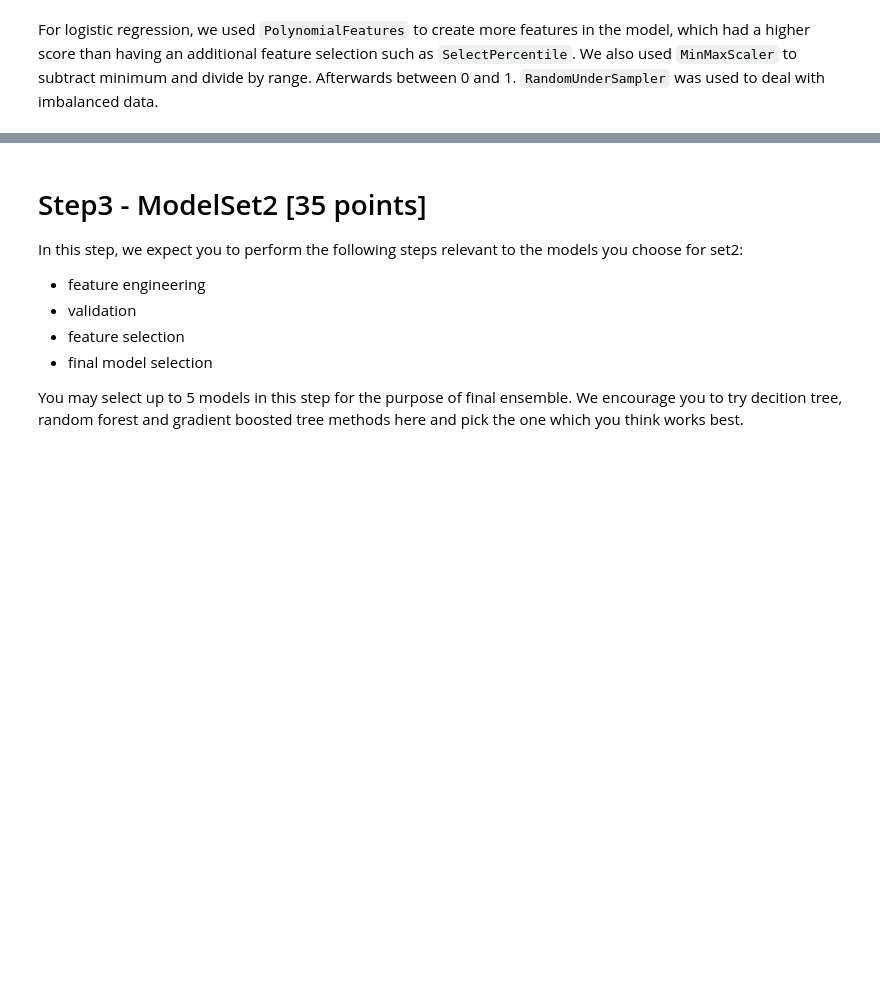
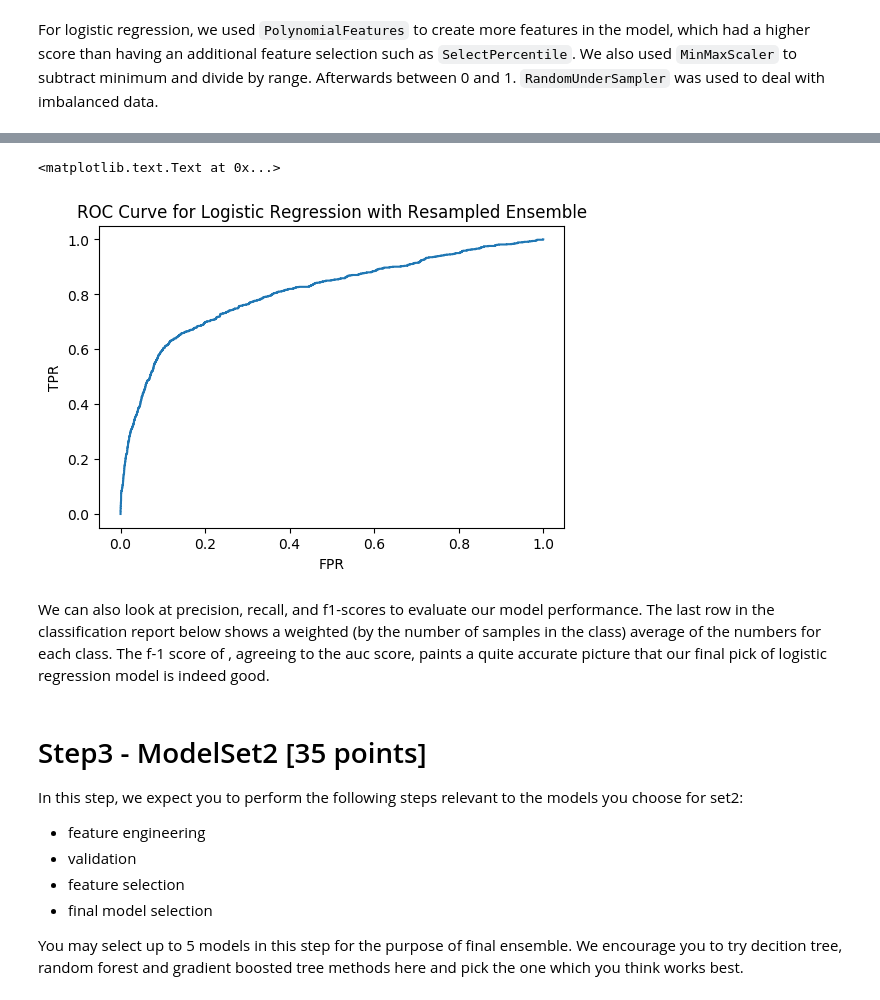
Before and after one commit to jagerhartman1/homework-iii-jagerhartman1-master, a Jupyter notebook: hw3_starter_notebook.ipynb, the cells around one changed output, grey strips where cells are left out. Cells and saved outputs as stored; diff of their text form; code cells hidden in the pictures; blank space fills up the shorter version.

```diff
--- a/hw3_starter_notebook.ipynb
+++ b/hw3_starter_notebook.ipynb
@@ -652,7 +693,7 @@ We used `SelectKBest` to select a fixed percentage of features and `RobustScaler
 # %%
 from sklearn.feature_selection import SelectKBest
 # use f_classif (the default) and SelectPercentile to select 50% of features
-select = SelectKBest(k=10)
+select = SelectKBest(k=25)
 select.fit(X_train, y_train)
 # transform training set
 X_train_selected = select.transform(X_train)
@@ -696,7 +743,12 @@ def make_resampled_ensemble(estimator, n_estimators=100):
         if hasattr(est, "random_state"):
             est.random_state = i
         pipe = make_imb_pipeline(RandomUnderSampler(random_state=i, replacement=True),
-                                 MinMaxScaler(), PolynomialFeatures(include_bias=False),
+                                 StandardScaler(), PolynomialFeatures(include_bias=False, interaction_only=True),
                                  est)
         estimators.append(("est_i".format(i), pipe))
     return VotingClassifier(estimators, voting="soft")
+
+resampled_lr = make_resampled_ensemble(LogisticRegression(C=1))
+
+scores = cross_val_score(resampled_lr, X_train, y_train, cv=5, scoring='roc_auc')
+print(np.mean(scores))
@@ -703,5 +757,4 @@ def make_resampled_ensemble(estimator, n_estimators=100):
-# %%
-resampled_lr = make_resampled_ensemble(LogisticRegression())
-
-scores = cross_val_score(resampled_lr, X_train, y_train, cv=10, scoring='roc_auc')
-print(np.mean(scores))
+# %%
+resampled_lr.fit(X_train,y_train)
+print("Accuracy on training set: {:.2f}".format(resampled_lr.score(X_train, y_train)))
+print("Accuracy on test set: {:.2f}".format(resampled_lr.score(X_test, y_test)))
@@ -757,0 +857,16 @@ print(np.mean(scores))
+# %%
+from sklearn.metrics import roc_curve
+
+props_original = resampled_lr.predict_proba(X_test)[:, 1]
+fpr_org, tpr_org, _ = roc_curve(y_test, props_original)
+
+plt.plot(fpr_org, tpr_org)
+plt.legend()
+plt.title("ROC Curve for Logistic Regression with Resampled Ensemble")
+plt.xlabel("FPR")
+plt.ylabel("TPR")
+# %% [output]
+<matplotlib.text.Text at 0x...>
+[figure, added]
+# %% [markdown]
+We can also look at precision, recall, and f1-scores to evaluate our model performance. The last row in the classification report below shows a weighted (by the number of samples in the class) average of the numbers for each class. The f-1 score of , agreeing to the auc score, paints a quite accurate picture that our final pick of logistic regression model is indeed good.
```
Also changed, not shown: parts of 132 cells of this notebook.
